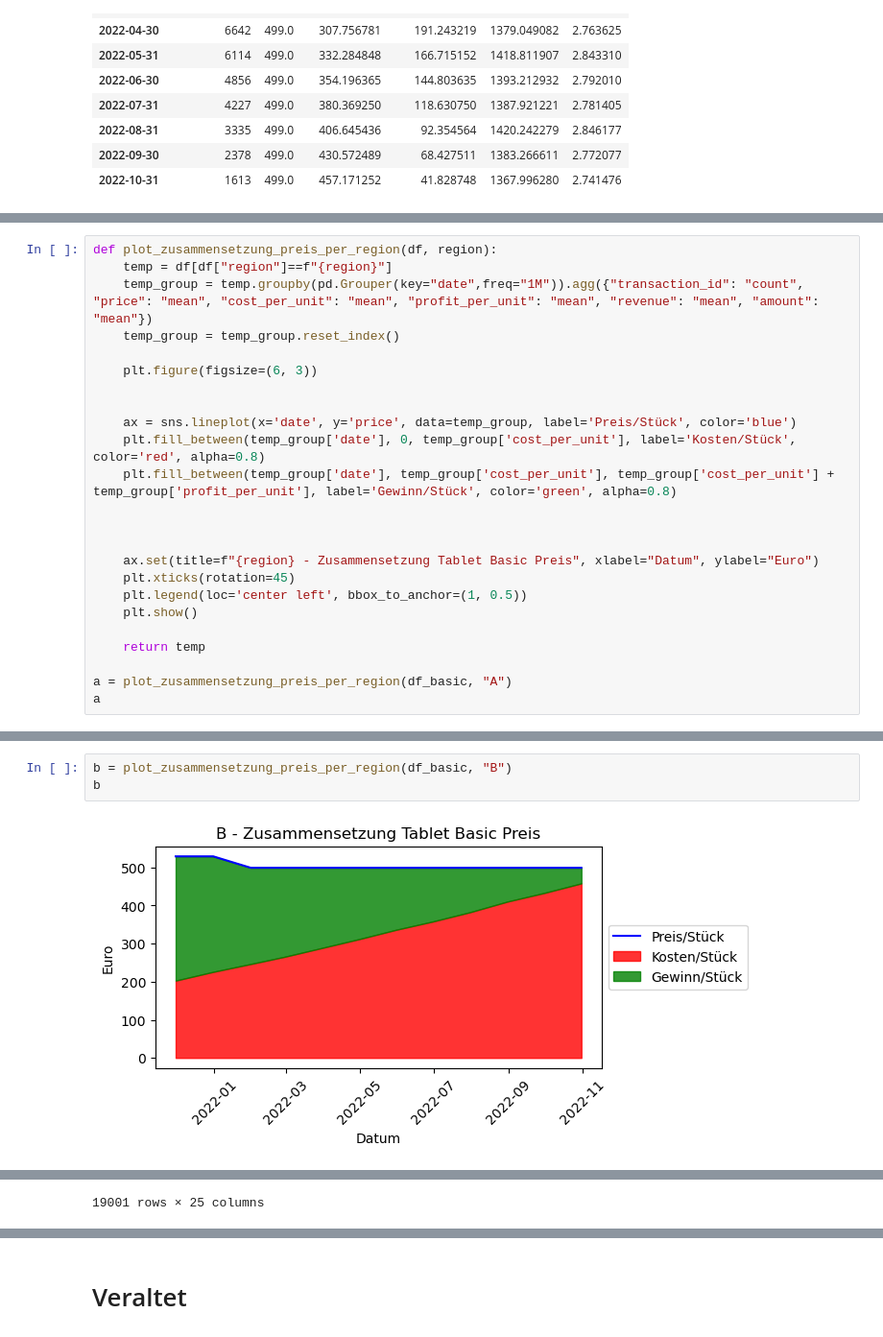
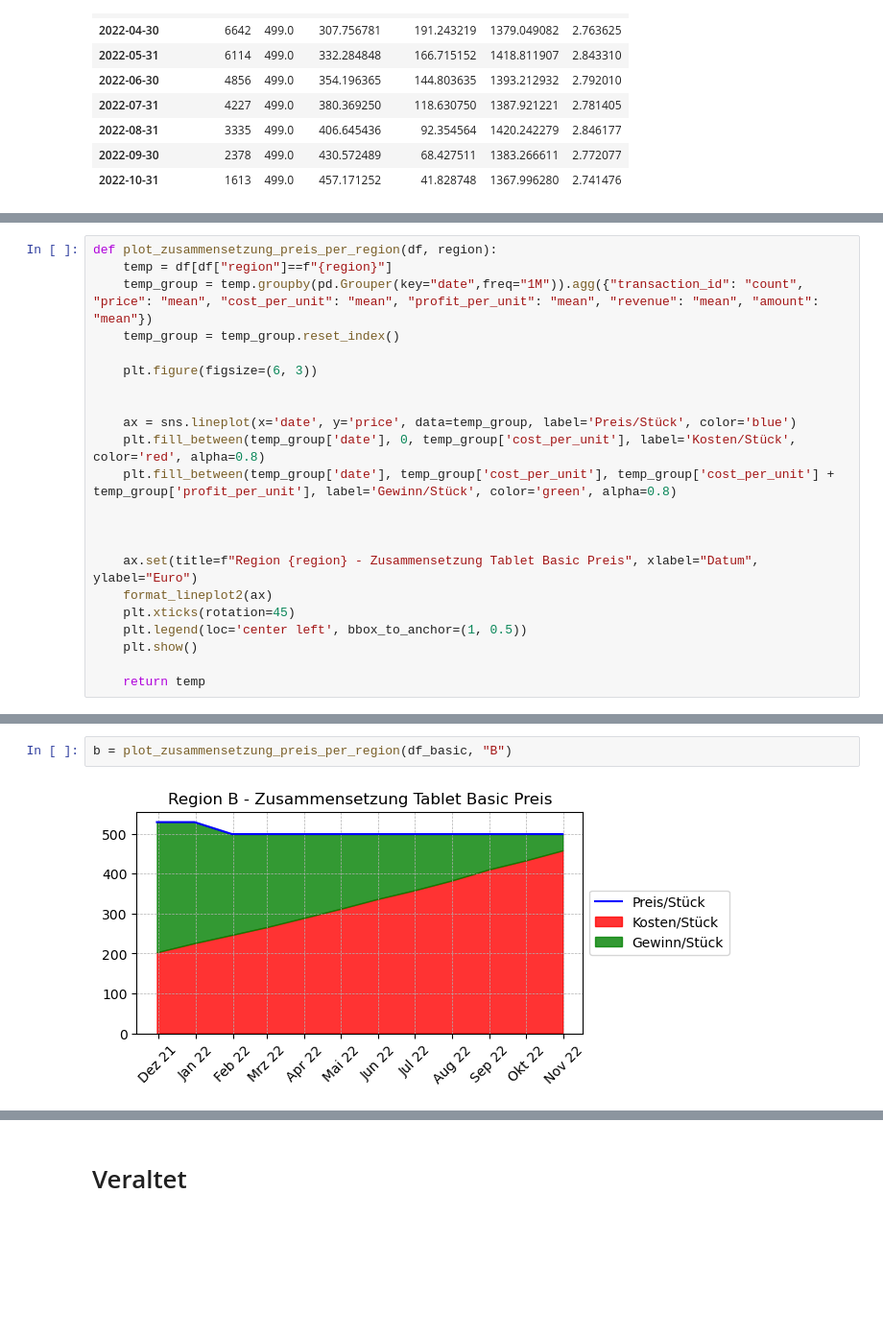
Before and after one commit to timstr97/business-analytics-case-study, a Jupyter notebook: sandbox/moritz/sandbox1.ipynb, the cells around one changed output, grey strips where cells are left out. Shown at 96% size. Drawn from its saved outputs; the diff is of its cells as text; blank space fills up the shorter version.

```diff
--- a/sandbox/moritz/sandbox1.ipynb
+++ b/sandbox/moritz/sandbox1.ipynb
@@ -324,12 +423,10 @@ def plot_zusammensetzung_preis_per_region(df, region):
 
 
 
-    ax.set(title=f"{region} - Zusammensetzung Tablet Basic Preis", xlabel="Datum", ylabel="Euro")
+    ax.set(title=f"Region {region} - Zusammensetzung Tablet Basic Preis", xlabel="Datum", ylabel="Euro")
+    format_lineplot2(ax)
     plt.xticks(rotation=45)
     plt.legend(loc='center left', bbox_to_anchor=(1, 0.5))
     plt.show()
 
     return temp
-
-a = plot_zusammensetzung_preis_per_region(df_basic, "A")
-a
@@ -351,5 +437,4 @@ a
 # %%
 b = plot_zusammensetzung_preis_per_region(df_basic, "B")
-b
 # %% [output]
-[figure, old version]
+[figure, new version]
@@ -368,3 +441,2 @@ b
-19001 rows × 25 columns
 # %%
 c = plot_zusammensetzung_preis_per_region(df_basic, "C")
```
Also changed, not shown: parts of 34 cells of this notebook, 1 other file.
